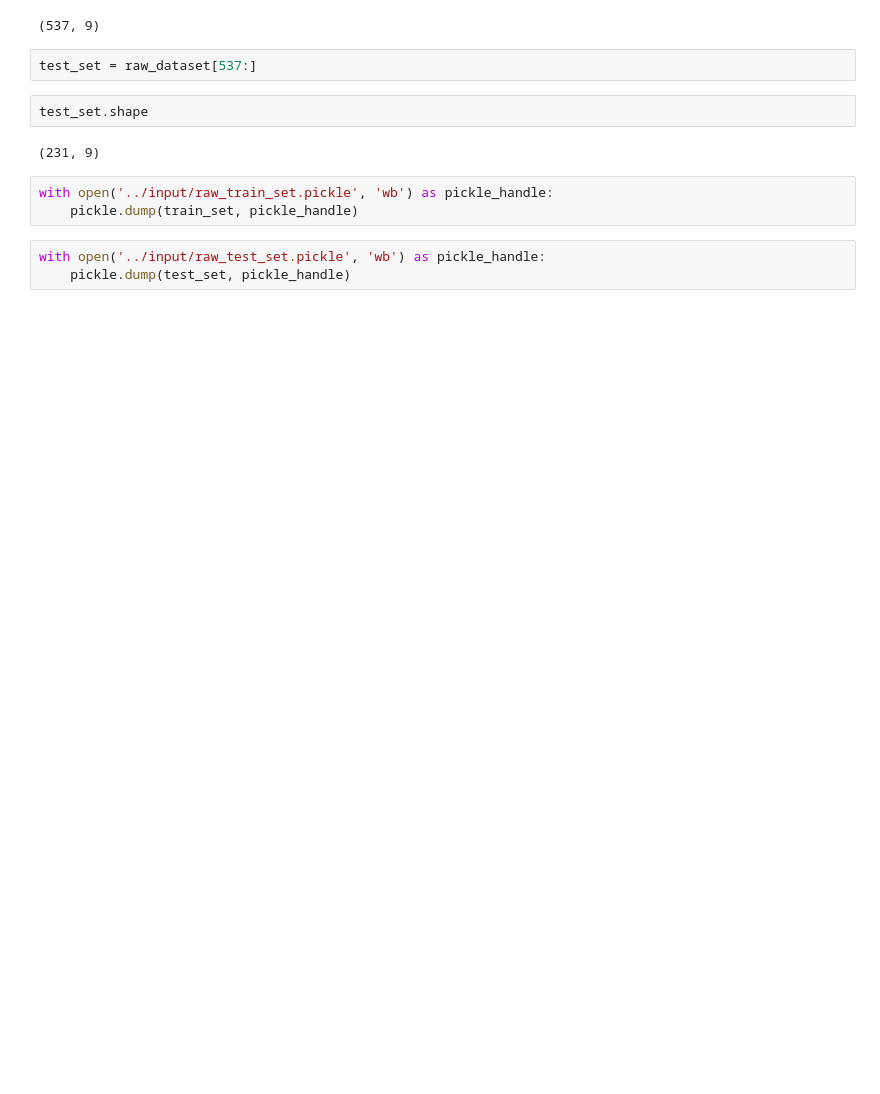
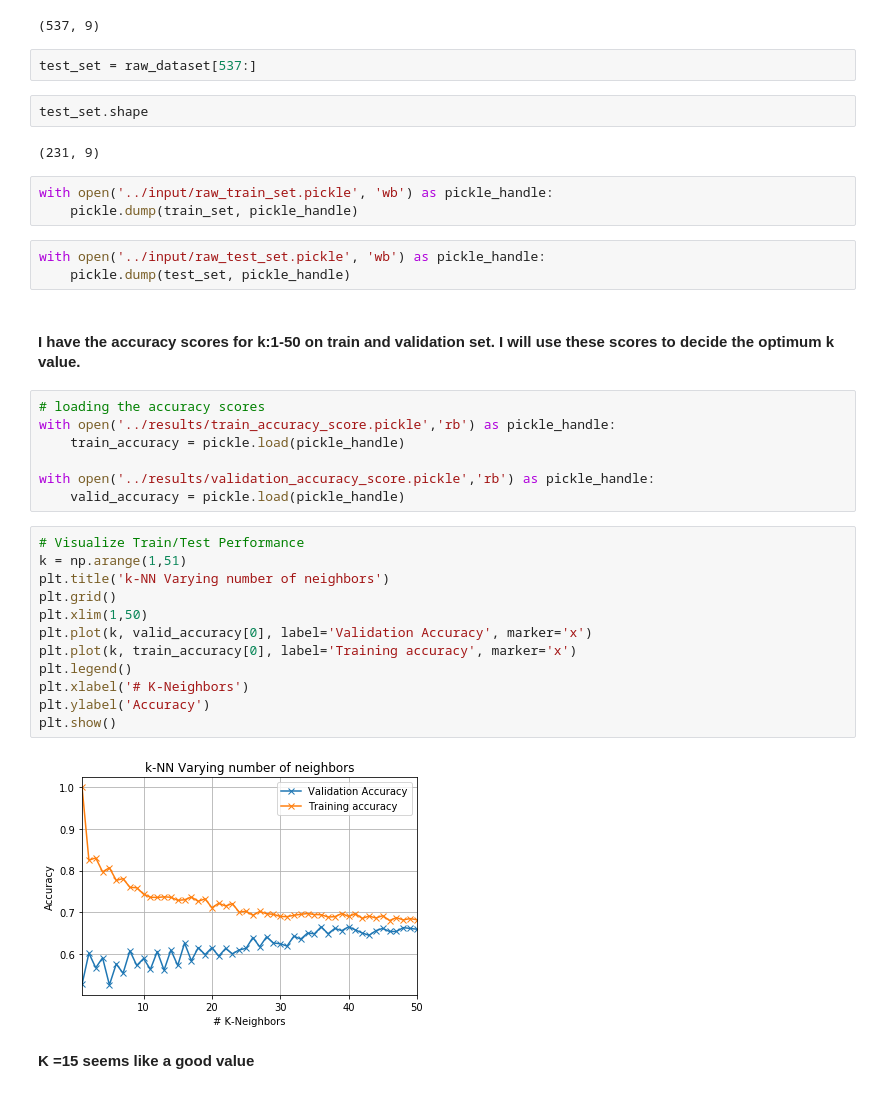
Before and after one commit to debajyoti94/DiabetesPrediction, a Jupyter notebook: notebooks/Diabetes_EDA.ipynb, the cells around one changed output. Drawn from its saved outputs; the diff is of its cells as text; blank space fills up the shorter version.

```diff
--- a/notebooks/Diabetes_EDA.ipynb
+++ b/notebooks/Diabetes_EDA.ipynb
@@ -57,3 +59,28 @@ with open('../input/raw_train_set.pickle', 'wb') as pickle_handle:
 # %%
 with open('../input/raw_test_set.pickle', 'wb') as pickle_handle:
     pickle.dump(test_set, pickle_handle)
+# %% [markdown]
+#### I have the accuracy scores for k:1-50 on train and validation set. I will use these scores to decide the optimum k value.
+# %%
+# loading the accuracy scores
+with open('../results/train_accuracy_score.pickle','rb') as pickle_handle:
+    train_accuracy = pickle.load(pickle_handle)
+
+with open('../results/validation_accuracy_score.pickle','rb') as pickle_handle:
+    valid_accuracy = pickle.load(pickle_handle)
+# %%
+# Visualize Train/Test Performance
+k = np.arange(1,51)
+plt.title('k-NN Varying number of neighbors')
+plt.grid()
+plt.xlim(1,50)
+plt.plot(k, valid_accuracy[0], label='Validation Accuracy', marker='x')
+plt.plot(k, train_accuracy[0], label='Training accuracy', marker='x')
+plt.legend()
+plt.xlabel('# K-Neighbors')
+plt.ylabel('Accuracy')
+plt.show()
+# %% [output]
+[figure, added]
+# %% [markdown]
+**K =15 seems like a good value**
```
Also changed, not shown: parts of 1 cell of this notebook.
